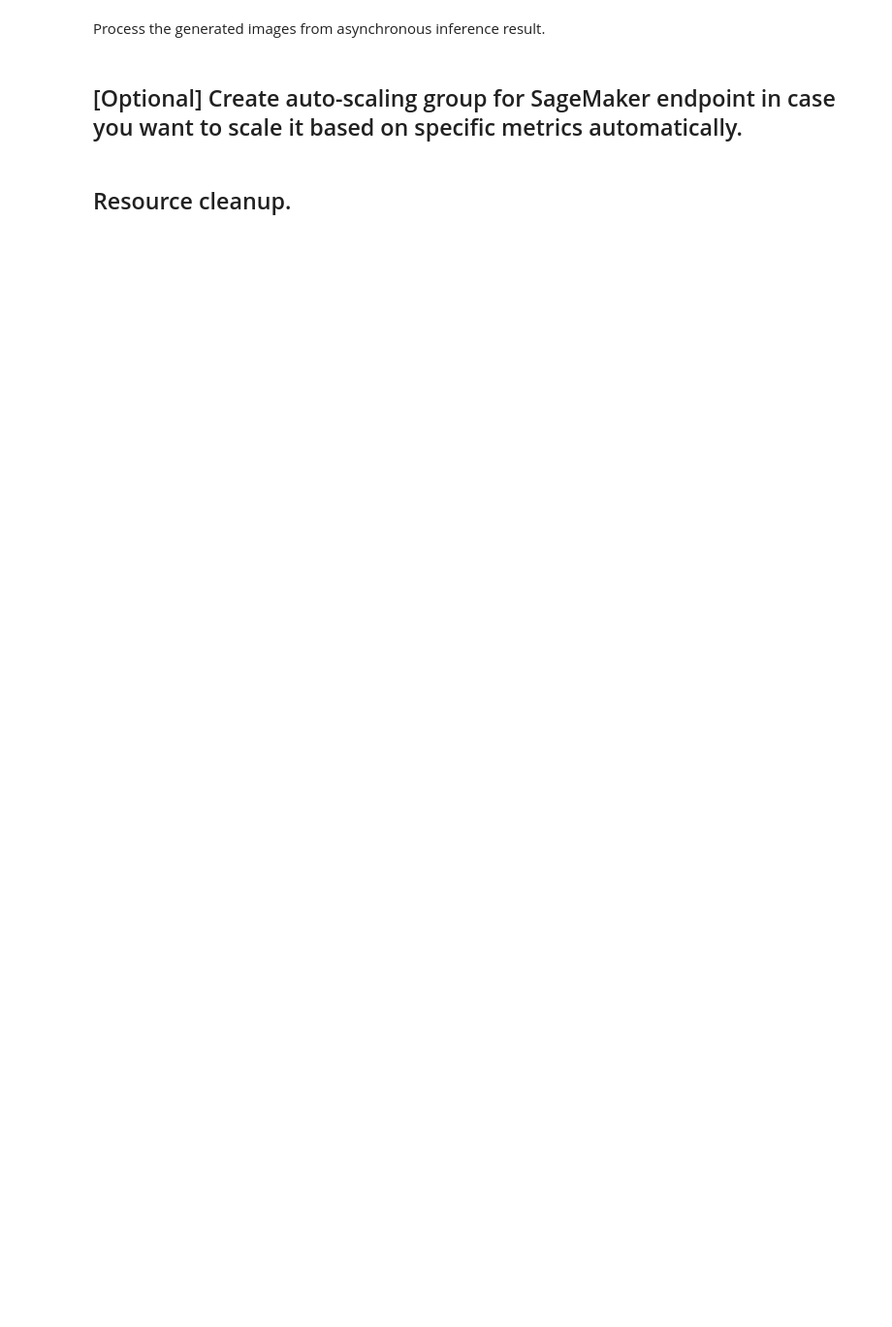
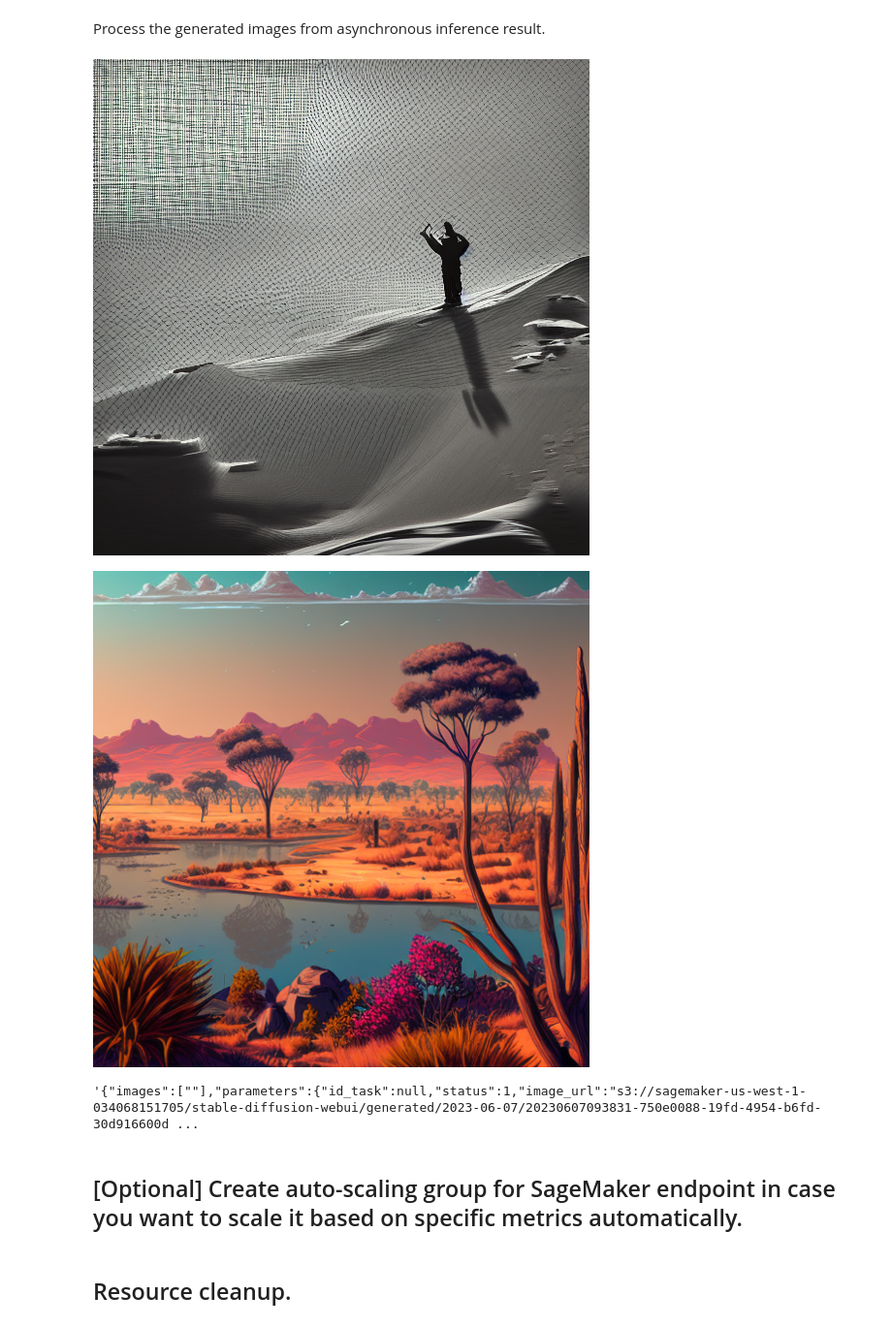
Before and after one commit to 6congyao/stable-diffusion-webui-api-workshop, a Jupyter notebook: stable-diffusion-webui-async-inference.ipynb, the cells around one changed output. Shown at 97% size. Drawn from its saved outputs; the diff is of its cells as text; code cells hidden in the pictures; blank space fills up the shorter version.

```diff
--- a/stable-diffusion-webui-async-inference.ipynb
+++ b/stable-diffusion-webui-async-inference.ipynb
@@ -281,7 +322,7 @@ inputs = {
         "hr_second_pass_steps": 0,
         "hr_resize_x": 0,
         "hr_resize_y": 0,
-        "prompt": "ballon",
+        "prompt": "man on the hill",
         "styles": [""],
         "seed": -1,
         "subseed": -1,
@@ -320,7 +361,7 @@ inputs = {
                         "module": "none",
                         "model": "control_sd15_canny [fef5e48e]",
                         "weight": 1,
-                        "image": encode_image_to_base64(image),
+                        "image": "https://painting-1251215091.cos.ap-shanghai.myqcloud.com/api/2023_05_23/20230523105334783830_e7d55f25dec7f9e7a3174b936c1dd011.png",
                         "low_vram": False,
                         "processor_res": 64,
                         "threshold_a": 64,
@@ -331,8 +372,8 @@ inputs = {
                     }
                 ]
             }
-        },
-    },
+        }
+    }
 }
 
 prediction = predictor.predict_async(inputs)
@@ -361,22 +407,36 @@ Process the generated images from asynchronous inference result.
 # %%
 import traceback
 from PIL import Image
 import uuid
 from datetime import datetime
 
 try:
     output_bucket, output_key = get_bucket_and_key(prediction.output_path)
     output_obj = s3_resource.Object(output_bucket, output_key)
     body = output_obj.get()["Body"].read().decode("utf-8")
-    for image_uri in json.loads(body)["images"]:
+    for image_uri in json.loads(body)["parameters"]["image_url"].split(','):
         image_bucket, image_key = get_bucket_and_key(image_uri)
         image_object = s3_resource.Object(image_bucket, image_key)
         image = Image.open(io.BytesIO(image_object.get()["Body"].read()))
         image.show()
         image.save(datetime.now().strftime(f"%Y%m%d%H%M%S-{uuid.uuid4()}.jpg"))
+    if json.loads(body)["parameters"]["image_mask_url"] != '':
+        for image_uri in json.loads(body)["parameters"]["image_mask_url"].split(','):
+            image_bucket, image_key = get_bucket_and_key(image_uri)
+            image_object = s3_resource.Object(image_bucket, image_key)
+            image = Image.open(io.BytesIO(image_object.get()["Body"].read()))
+            image.show()
+            image.save(datetime.now().strftime(f"%Y%m%d%H%M%S-{uuid.uuid4()}.jpg"))
 except Exception as e:
     traceback.print_exc()
     print(e)
+# %% [output]
+[figure, added]
+[figure, added]
+# %%
+body
+# %% [output]
+'{"images":[""],"parameters":{"id_task":null,"status":1,"image_url":"s3://sagemaker-us-west-1-034068151705/stable-diffusion-webui/generated/2023-06-07/20230607093831-750e0088-19fd-4954-b6fd-30d916600d ...
 # %% [markdown]
 ## [Optional] Create auto-scaling group for SageMaker endpoint in case you want to scale it based on specific metrics automatically.
 # %%
```
Also changed, not shown: parts of 9 cells of this notebook, 1 other file.
